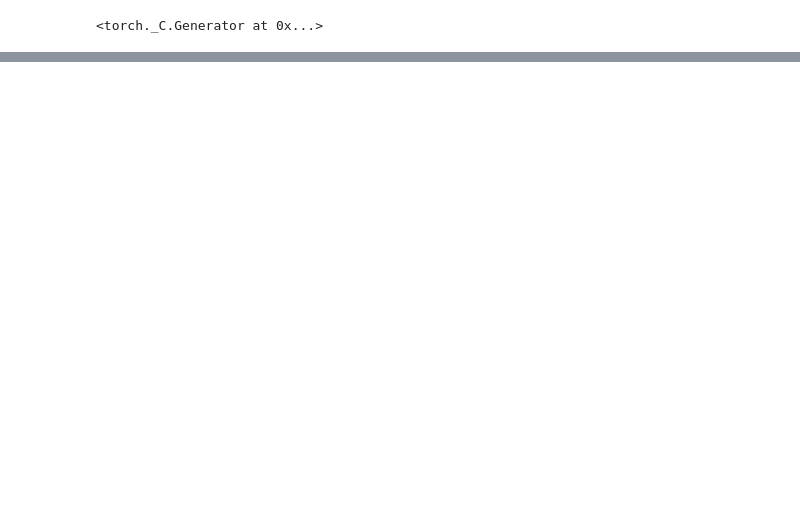
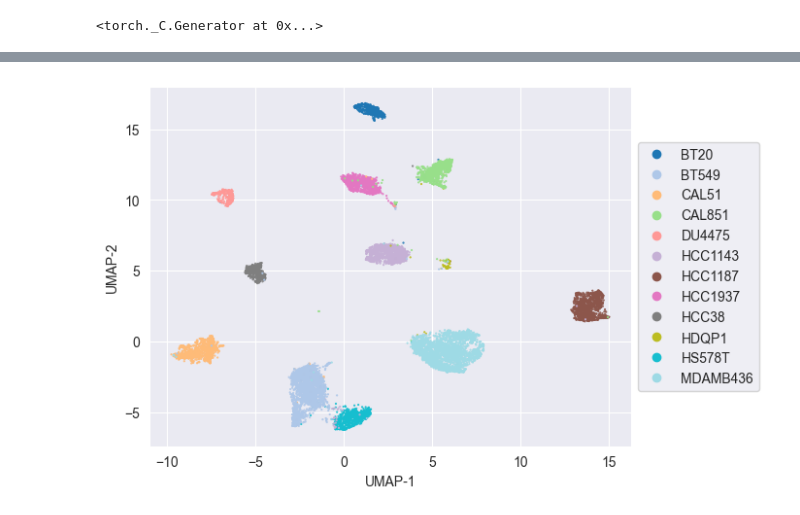
Before and after one commit to gambalab/scASTRAL, a Jupyter notebook: validate_model.ipynb, the cells around one changed output, grey strips where cells are left out. Drawn from its saved outputs; the diff is of its cells as text; code cells hidden in the pictures; blank space fills up the shorter version.

```diff
--- a/validate_model.ipynb
+++ b/validate_model.ipynb
@@ -26,9 +37,11 @@ response['pct_pred']=np.nan
 # %%
+res = []
 for file in os.listdir('data/cell_line'):
     cell_line,extension = file.split('.')
     if extension == 'csv' and cell_line in to_test:
         df = pd.read_csv(f"data/cell_line/{file}",index_col=0)
-        pred = model.predict_proba(df)
-        pos = (pred[:,1] >= .95).sum()
-        neg = (pred[:,1] < .1).sum()
-        response.loc[response['cl']==cell_line,'pct_pred']=pos/(pos+neg)
+        df = df.loc[:,signature]
+        response.loc[response['cl']==cell_line,'score']= model.predict_log_proba(df)[:,1].mean()
+        df['cl']=cell_line
+        df['ic50']=float(response.loc[response['cl']==cell_line,'log(IC50)'])
+        res.append(df)
@@ -45,0 +64,24 @@ response.plot.scatter(y='logIC50',x='pct_pred')
+# %%
+res = pd.concat(res)
+X = res.iloc[:,:-2]
+cl = res['cl']
+ic = res['ic50']
+# %%
+from sklearn.preprocessing import LabelEncoder
+le = LabelEncoder()
+cl = le.fit_transform(cl)
+# %%
+from umap import UMAP
+toplot = UMAP().fit_transform(X)
+# %%
+
+scatter = plt.scatter(toplot[:,0],toplot[:,1],c=cl,s=.3, cmap='tab20')
+scatter.legend_elements(prop='colors', num=18)
+handles = scatter.legend_elements(prop="colors")[0]
+plt.legend(handles=handles,labels=list(le.classes_),loc='center left', bbox_to_anchor=(1, 0.5))
+plt.xlabel('UMAP-1')
+plt.ylabel('UMAP-2')
+plt.savefig('umap.pdf', bbox_inches='tight')
+plt.show()
+# %% [output]
+[figure, added]
```
Also changed, not shown: parts of 9 cells of this notebook, 17 other files.
